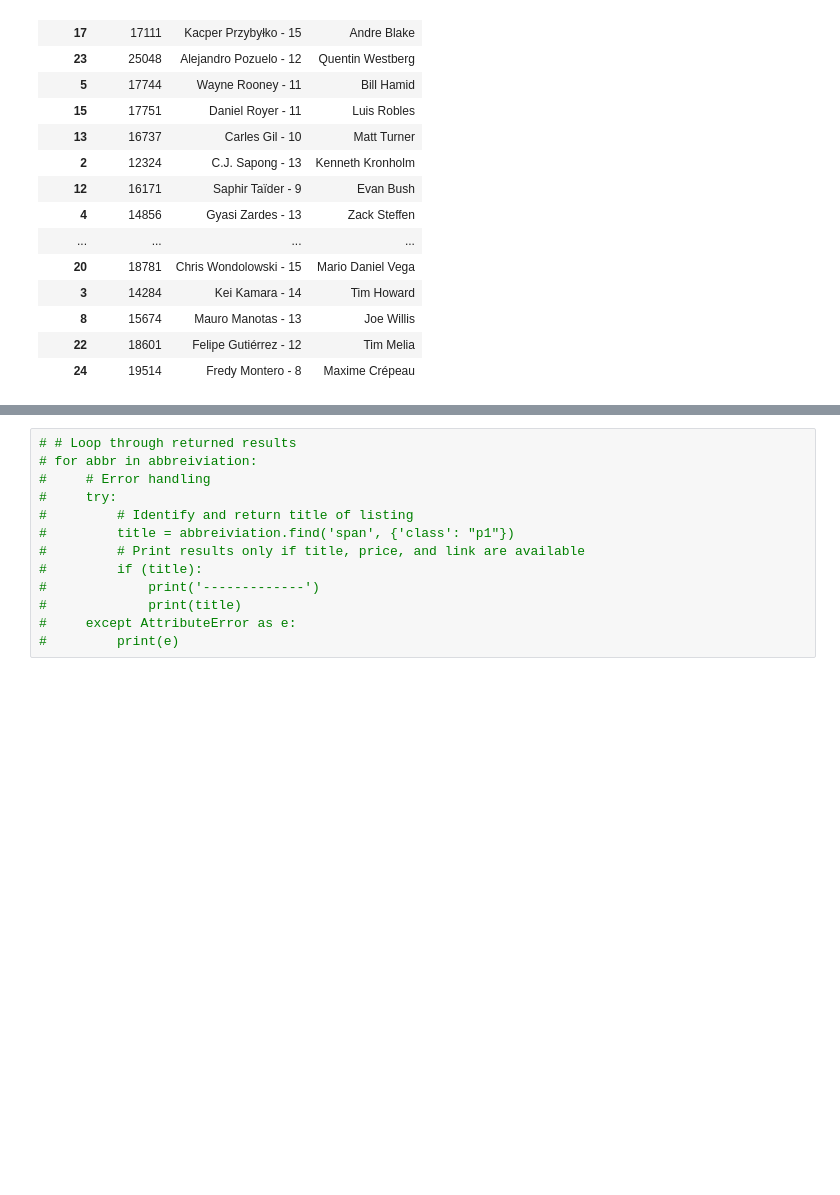
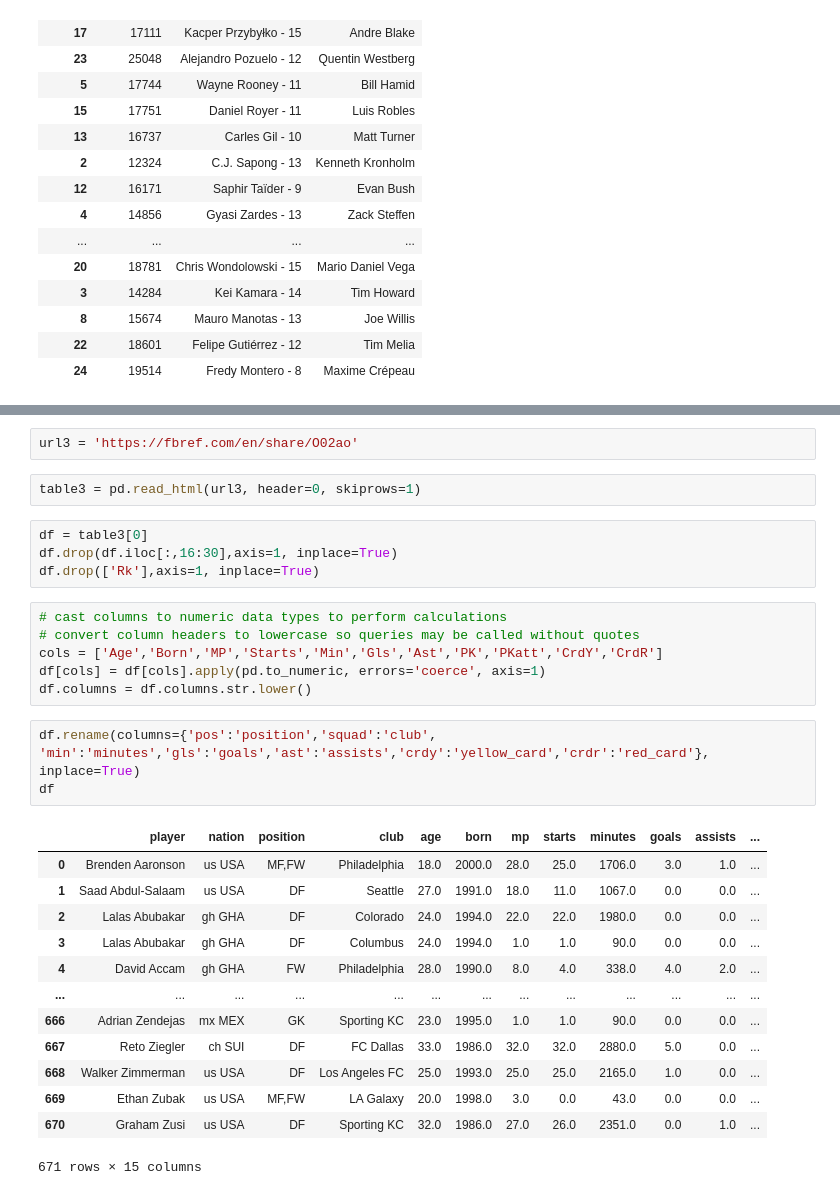
Before and after one commit to dgustave/ETL-Challenge, a Jupyter notebook: notebooks/mls_data.ipynb, the cells around one changed output, grey strips where cells are left out. Cells and saved outputs as stored; diff of their text form; blank space fills up the shorter version.

```diff
--- a/notebooks/mls_data.ipynb
+++ b/notebooks/mls_data.ipynb
@@ -285,13 +352,31 @@ mvp_df #.reset_index()
-# %%
-# # Loop through returned results
-# for abbr in abbreiviation:
-#     # Error handling
-#     try:
-#         # Identify and return title of listing
-#         title = abbreiviation.find('span', {'class': "p1"})
-#         # Print results only if title, price, and link are available
-#         if (title):
-#             print('-------------')
-#             print(title)
-#     except AttributeError as e:
-#         print(e)
+# %%
+url3 = 'https://fbref.com/en/share/O02ao'
+# %%
+table3 = pd.read_html(url3, header=0, skiprows=1)
+# %%
+df = table3[0]
+df.drop(df.iloc[:,16:30],axis=1, inplace=True)
+df.drop(['Rk'],axis=1, inplace=True)
+# %%
+# cast columns to numeric data types to perform calculations
+# convert column headers to lowercase so queries may be called without quotes
+cols = ['Age','Born','MP','Starts','Min','Gls','Ast','PK','PKatt','CrdY','CrdR']
+df[cols] = df[cols].apply(pd.to_numeric, errors='coerce', axis=1)
+df.columns = df.columns.str.lower()
+# %%
+df.rename(columns={'pos':'position','squad':'club', 'min':'minutes','gls':'goals','ast':'assists','crdy':'yellow_card','crdr':'red_card'}, inplace=True)
+df
+# %% [output]
+|  | player | nation | position | club | age | born | mp | starts | minutes | goals | assists | ... |
+| 0 | Brenden Aaronson | us USA | MF,FW | Philadelphia | 18.0 | 2000.0 | 28.0 | 25.0 | 1706.0 | 3.0 | 1.0 | ... |
+| 1 | Saad Abdul-Salaam | us USA | DF | Seattle | 27.0 | 1991.0 | 18.0 | 11.0 | 1067.0 | 0.0 | 0.0 | ... |
+| 2 | Lalas Abubakar | gh GHA | DF | Colorado | 24.0 | 1994.0 | 22.0 | 22.0 | 1980.0 | 0.0 | 0.0 | ... |
+| 3 | Lalas Abubakar | gh GHA | DF | Columbus | 24.0 | 1994.0 | 1.0 | 1.0 | 90.0 | 0.0 | 0.0 | ... |
+| 4 | David Accam | gh GHA | FW | Philadelphia | 28.0 | 1990.0 | 8.0 | 4.0 | 338.0 | 4.0 | 2.0 | ... |
+| ... | ... | ... | ... | ... | ... | ... | ... | ... | ... | ... | ... | ... |
+| 666 | Adrian Zendejas | mx MEX | GK | Sporting KC | 23.0 | 1995.0 | 1.0 | 1.0 | 90.0 | 0.0 | 0.0 | ... |
+| 667 | Reto Ziegler | ch SUI | DF | FC Dallas | 33.0 | 1986.0 | 32.0 | 32.0 | 2880.0 | 5.0 | 0.0 | ... |
+| 668 | Walker Zimmerman | us USA | DF | Los Angeles FC | 25.0 | 1993.0 | 25.0 | 25.0 | 2165.0 | 1.0 | 0.0 | ... |
+| 669 | Ethan Zubak | us USA | MF,FW | LA Galaxy | 20.0 | 1998.0 | 3.0 | 0.0 | 43.0 | 0.0 | 0.0 | ... |
+| 670 | Graham Zusi | us USA | DF | Sporting KC | 32.0 | 1986.0 | 27.0 | 26.0 | 2351.0 | 0.0 | 1.0 | ... |
+671 rows × 15 columns
```
Also changed, not shown: parts of 16 cells of this notebook, 3 other files.
